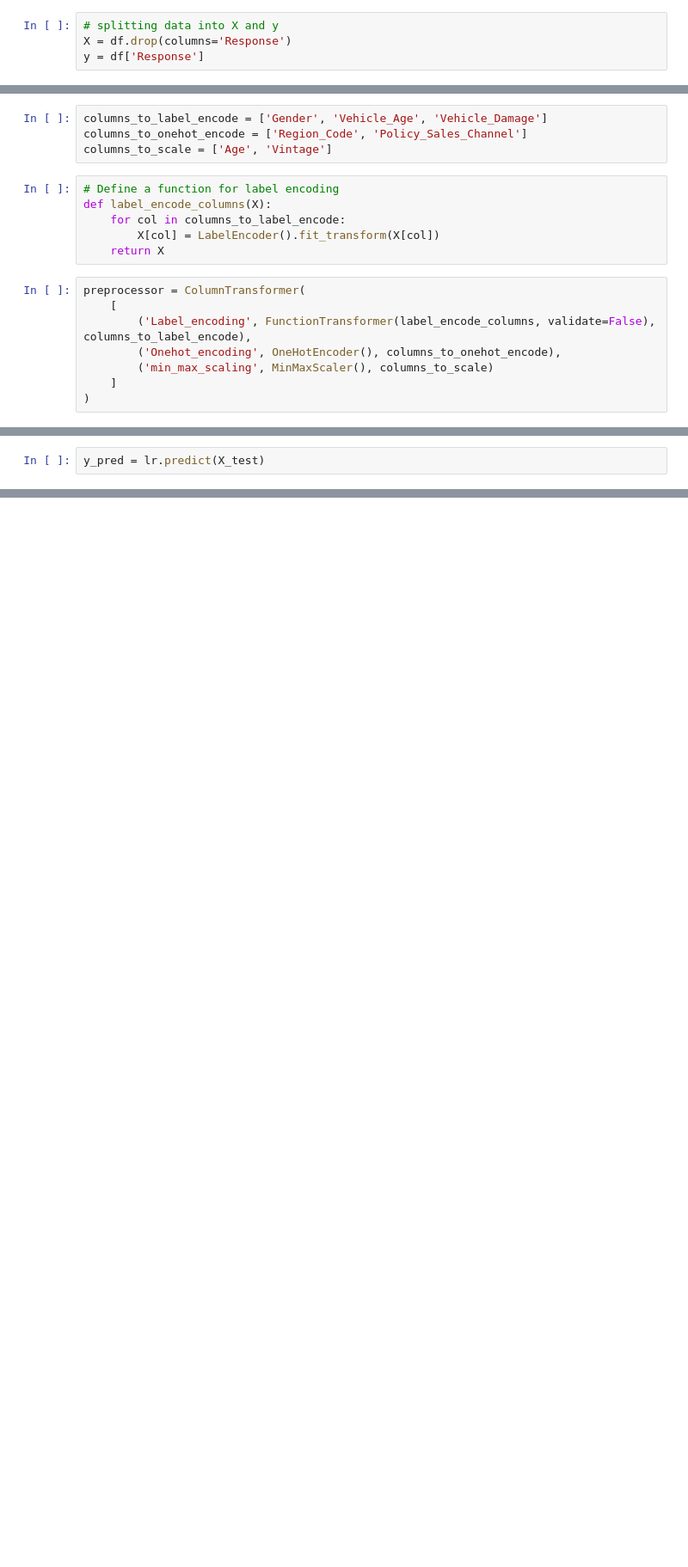
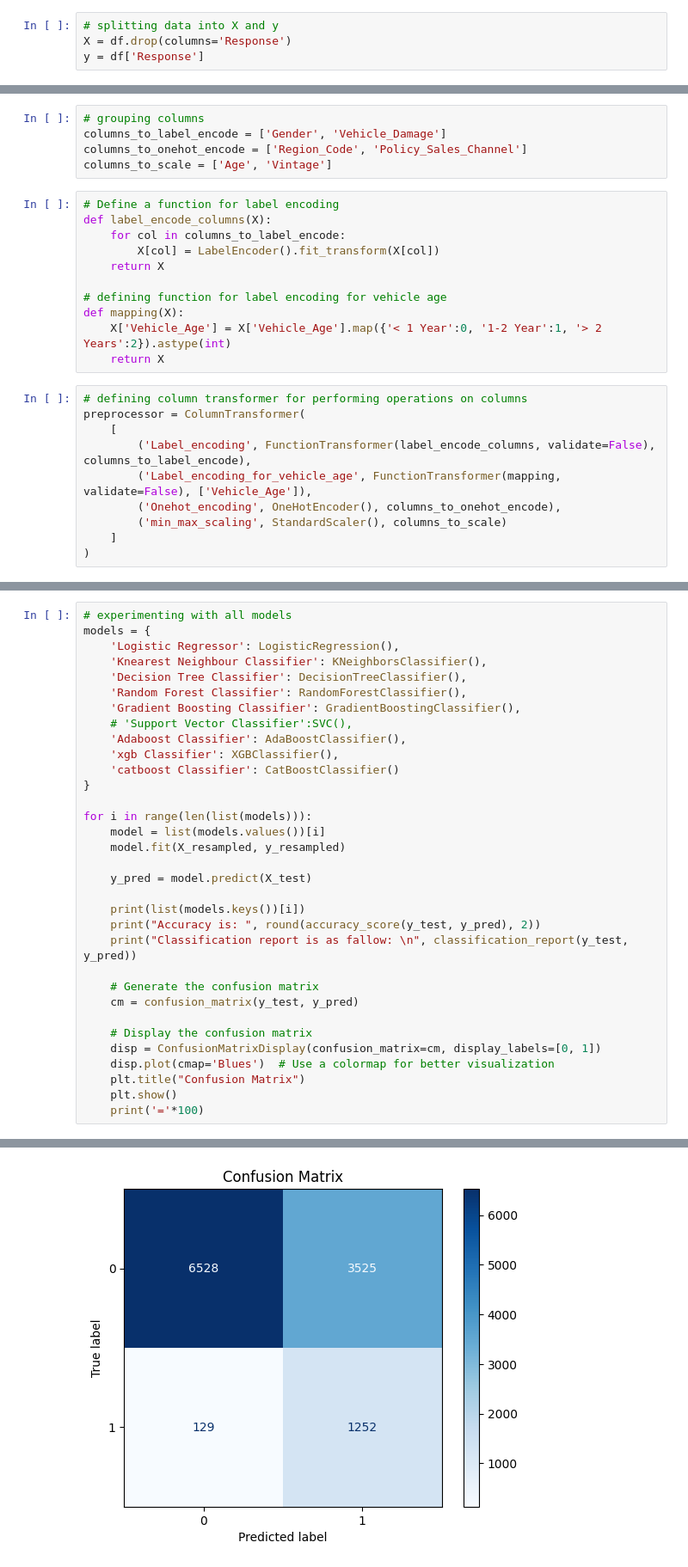
Before and after one commit to YashMasane/InsurePredict-Customer-Conversion-Insights, a Jupyter notebook: Notebooks/model_trainer.ipynb, the cells around one changed output, grey strips where cells are left out. Shown: that part at 86% size. Cells and saved outputs as stored; diff of their text form; blank space fills up the shorter version.

Commit message:
model training done

```diff
--- a/Notebooks/model_trainer.ipynb
+++ b/Notebooks/model_trainer.ipynb
@@ -100,5 +140,6 @@ X_train, X_test, y_train, y_test = train_test_split(X, y, test_size=0.25, random
 # %%
-columns_to_label_encode = ['Gender', 'Vehicle_Age', 'Vehicle_Damage']
+# grouping columns
+columns_to_label_encode = ['Gender', 'Vehicle_Damage']
 columns_to_onehot_encode = ['Region_Code', 'Policy_Sales_Channel']
 columns_to_scale = ['Age', 'Vintage']
 # %%
@@ -107,11 +148,18 @@ def label_encode_columns(X):
     for col in columns_to_label_encode:
         X[col] = LabelEncoder().fit_transform(X[col])
     return X
+
+# defining function for label encoding for vehicle age
+def mapping(X):
+    X['Vehicle_Age'] = X['Vehicle_Age'].map({'< 1 Year':0, '1-2 Year':1, '> 2 Years':2}).astype(int)
+    return X
 # %%
+# defining column transformer for performing operations on columns
 preprocessor = ColumnTransformer(
     [
         ('Label_encoding', FunctionTransformer(label_encode_columns, validate=False), columns_to_label_encode),
+        ('Label_encoding_for_vehicle_age', FunctionTransformer(mapping, validate=False), ['Vehicle_Age']),
         ('Onehot_encoding', OneHotEncoder(), columns_to_onehot_encode),
-        ('min_max_scaling', MinMaxScaler(), columns_to_scale)
+        ('min_max_scaling', StandardScaler(), columns_to_scale)
     ]
 )
@@ -139,2 +190,0 @@ X_test = preprocessor.transform(X_test)
-# %%
-y_pred = lr.predict(X_test)
@@ -154,0 +191,34 @@ weighted avg       1.00      0.88      0.93     95278
+# %%
+# experimenting with all models
+models = {
+    'Logistic Regressor': LogisticRegression(),
+    'Knearest Neighbour Classifier': KNeighborsClassifier(),
+    'Decision Tree Classifier': DecisionTreeClassifier(),
+    'Random Forest Classifier': RandomForestClassifier(),
+    'Gradient Boosting Classifier': GradientBoostingClassifier(),
+    # 'Support Vector Classifier':SVC(),
+    'Adaboost Classifier': AdaBoostClassifier(),
+    'xgb Classifier': XGBClassifier(),
+    'catboost Classifier': CatBoostClassifier()
+}
+
+for i in range(len(list(models))):
+    model = list(models.values())[i]
+    model.fit(X_resampled, y_resampled)
+
+    y_pred = model.predict(X_test)
+
+    print(list(models.keys())[i])
+    print("Accuracy is: ", round(accuracy_score(y_test, y_pred), 2))
+    print("Classification report is as fallow: \n", classification_report(y_test, y_pred))
+
+    # Generate the confusion matrix
+    cm = confusion_matrix(y_test, y_pred)
+
+    # Display the confusion matrix
+    disp = ConfusionMatrixDisplay(confusion_matrix=cm, display_labels=[0, 1])
+    disp.plot(cmap='Blues')  # Use a colormap for better visualization
+    plt.title("Confusion Matrix")
+    plt.show()
+    print('='*100)
+# %% [output]
@@ -154,0 +236 @@ weighted avg       1.00      0.88      0.93     95278
+[figure, added]
```
Also changed, not shown: parts of 27 cells of this notebook.
